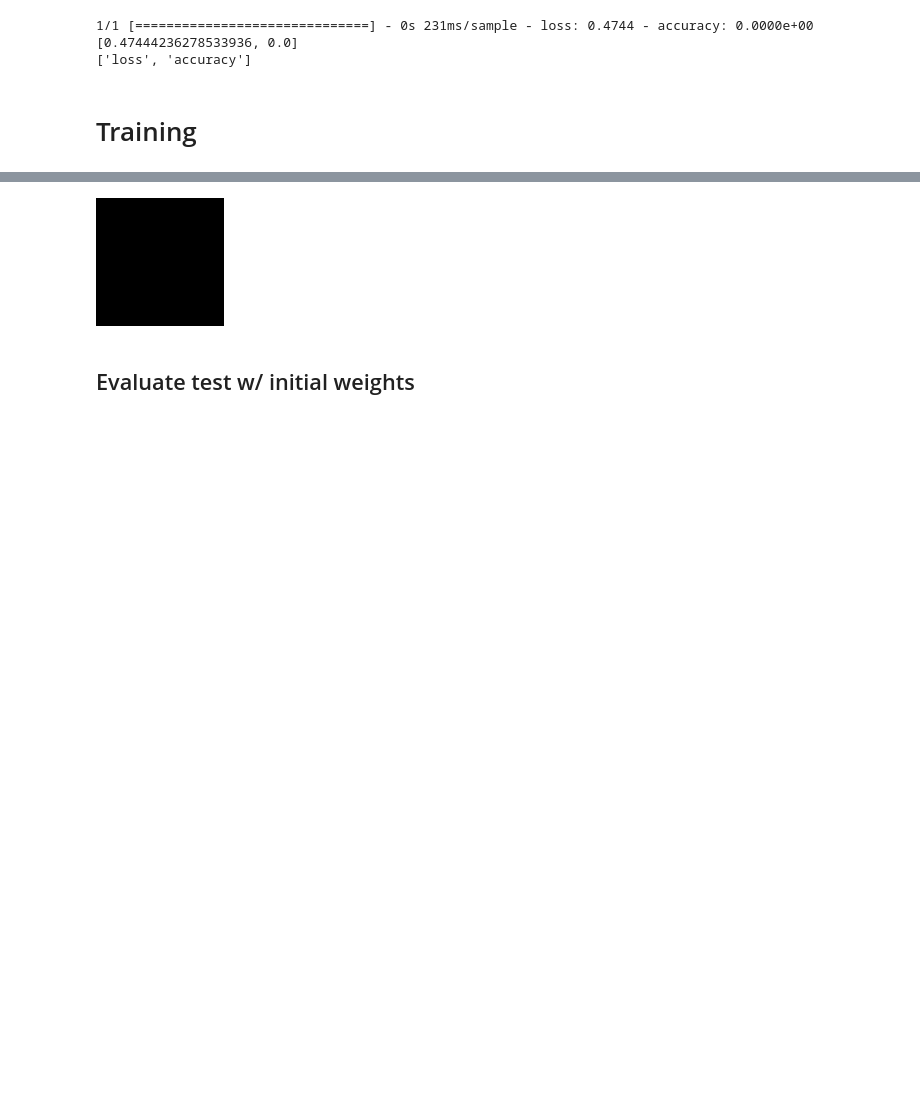
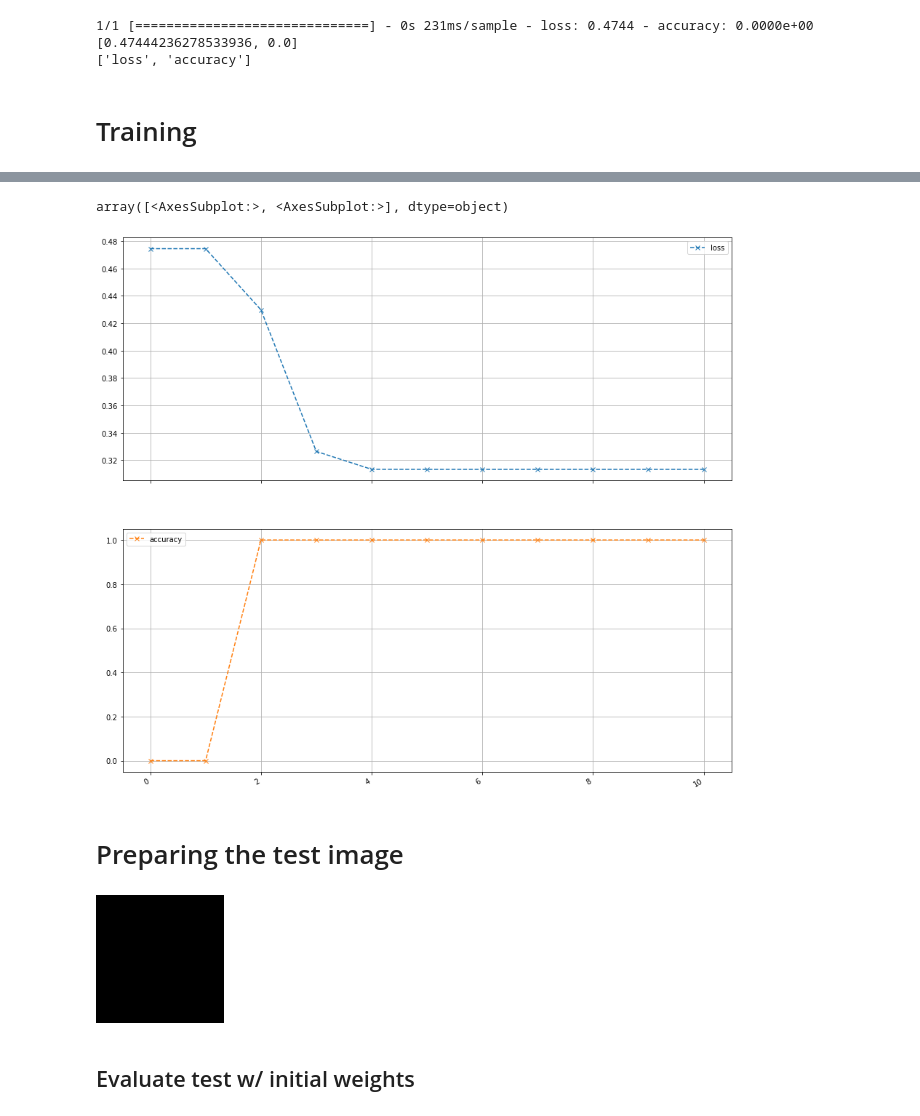
Before and after one commit to s4b7r/yellow-triangle, a Jupyter notebook: yellow-triangle.ipynb, the cells around one changed output, grey strips where cells are left out. Cells and saved outputs as stored; diff of their text form; code cells hidden in the pictures; blank space fills up the shorter version.

Commit message:
Test on line and another triangle

```diff
--- a/yellow-triangle.ipynb
+++ b/yellow-triangle.ipynb
@@ -130,3 +141,18 @@ Epoch 10/10
+# %%
+hist = copy.deepcopy(history.history)
+for init_val, name in zip(evalinit_train, model.metrics_names):
+    hist[name].insert(0, init_val)
+history_df = pd.DataFrame(hist)
+# %%
+#fig, axs = plt.subplots(nrows=2, ncols=1, sharex=True, figsize=(15, 15))
+#history_df.plot(y='loss', ax=axs[0])
+#history_df.plot(y='accuracy', ax=axs[1])
+history_df.plot(subplots=True, sharex=True, figsize=(15, 15), grid=True, marker='x', ls='--')
+# %% [output]
+array([<AxesSubplot:>, <AxesSubplot:>], dtype=object)
+[figure, added]
+# %% [markdown]
+# Preparing the test image
 # %%
 im_test_blank = Image.new('1', (128, 128), 0)
 draw = ImageDraw.Draw(im_test_blank)
```
Also changed, not shown: parts of 24 cells of this notebook.
